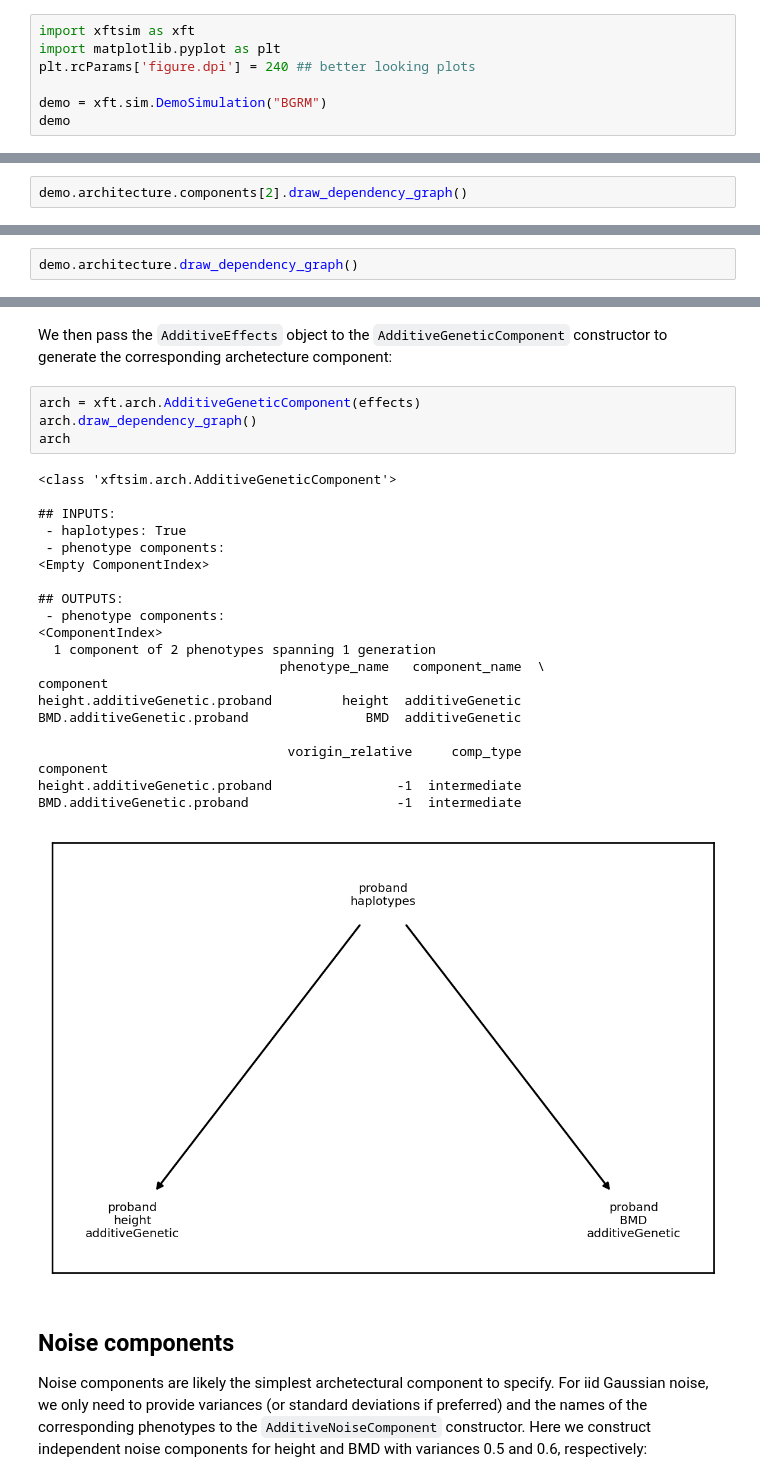
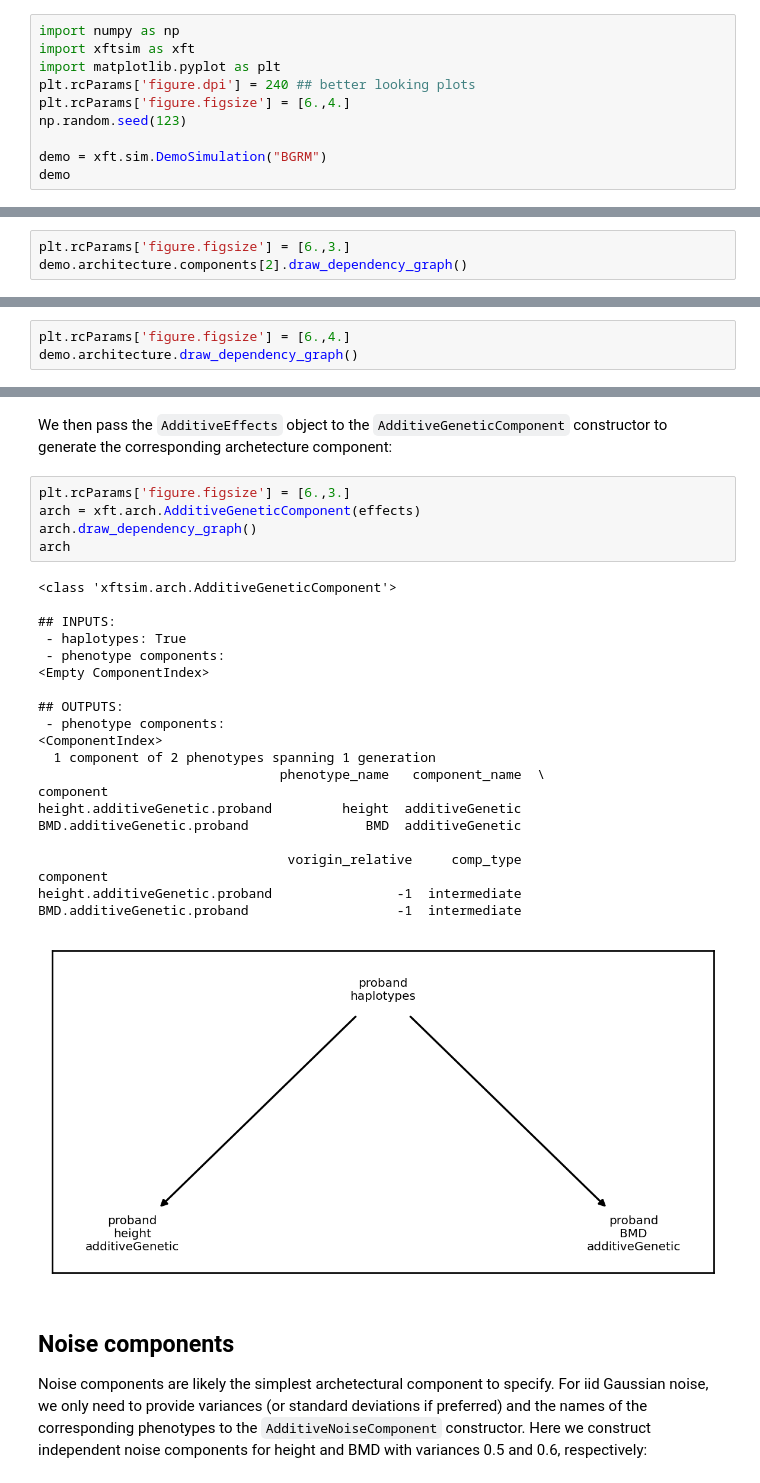
Before and after one commit to rborder/xftsim, a Jupyter notebook: docs/userguide/arch.ipynb, the cells around one changed output, grey strips where cells are left out. Drawn from its saved outputs; the diff is of its cells as text.

```diff
--- a/docs/userguide/arch.ipynb
+++ b/docs/userguide/arch.ipynb
@@ -22,9 +22,12 @@ $$\beta \stackrel{iid}{\sim}N_m(0,\sigma^2_\beta),$$
 
 is represented in `xftsim` as a collection of three components: the additive genetic component $X\beta$, the additive noise component $e$, and the sum transformation $y = X\beta + e$.
 # %%
+import numpy as np
 import xftsim as xft
 import matplotlib.pyplot as plt
 plt.rcParams['figure.dpi'] = 240 ## better looking plots
+plt.rcParams['figure.figsize'] = [6.,4.]
+np.random.seed(123)
 
 demo = xft.sim.DemoSimulation("BGRM")
 demo
@@ -120,5 +123,6 @@ BMD.phenotype.proband      outcome
 
 All `ArchitectureComponent` and `Architecture` objects include a `draw_dependency_graph()` method for visualizing the dependence between components. This can be helpful for making sure your model is correctly specified. For example, the `SumAllTransformation` above has the following dependency graph:
 # %%
+plt.rcParams['figure.figsize'] = [6.,3.]
 demo.architecture.components[2].draw_dependency_graph()
 # %% [output]
@@ -126,6 +130,7 @@ demo.architecture.components[2].draw_dependency_graph()
 # %% [markdown]
 The `Architecture` object, which includes all three components has the following dependency graph:
 # %%
+plt.rcParams['figure.figsize'] = [6.,4.]
 demo.architecture.draw_dependency_graph()
 # %% [output]
 [figure]
@@ -178,31 +183,32 @@ correlation_matrix, covariance_matrix
 # %% [markdown]
 We then pass the `AdditiveEffects` object to the `AdditiveGeneticComponent` constructor to generate the corresponding archetecture component:
 # %%
+plt.rcParams['figure.figsize'] = [6.,3.]
 arch = xft.arch.AdditiveGeneticComponent(effects)
 arch.draw_dependency_graph()
 arch
 # %% [output]
 <class 'xftsim.arch.AdditiveGeneticComponent'>
 
 ## INPUTS:
  - haplotypes: True
  - phenotype components:
 <Empty ComponentIndex>
 
 ## OUTPUTS:
  - phenotype components:
 <ComponentIndex>
   1 component of 2 phenotypes spanning 1 generation
                                phenotype_name   component_name  \
 component
 height.additiveGenetic.proband         height  additiveGenetic
 BMD.additiveGenetic.proband               BMD  additiveGenetic
 
                                 vorigin_relative     comp_type
 component
 height.additiveGenetic.proband                -1  intermediate
 BMD.additiveGenetic.proband                   -1  intermediate
-[figure, old version]
+[figure, new version]
 # %% [markdown]
 ## Noise components
 
```
Also changed, not shown: parts of 21 cells of this notebook, 3 other files.
